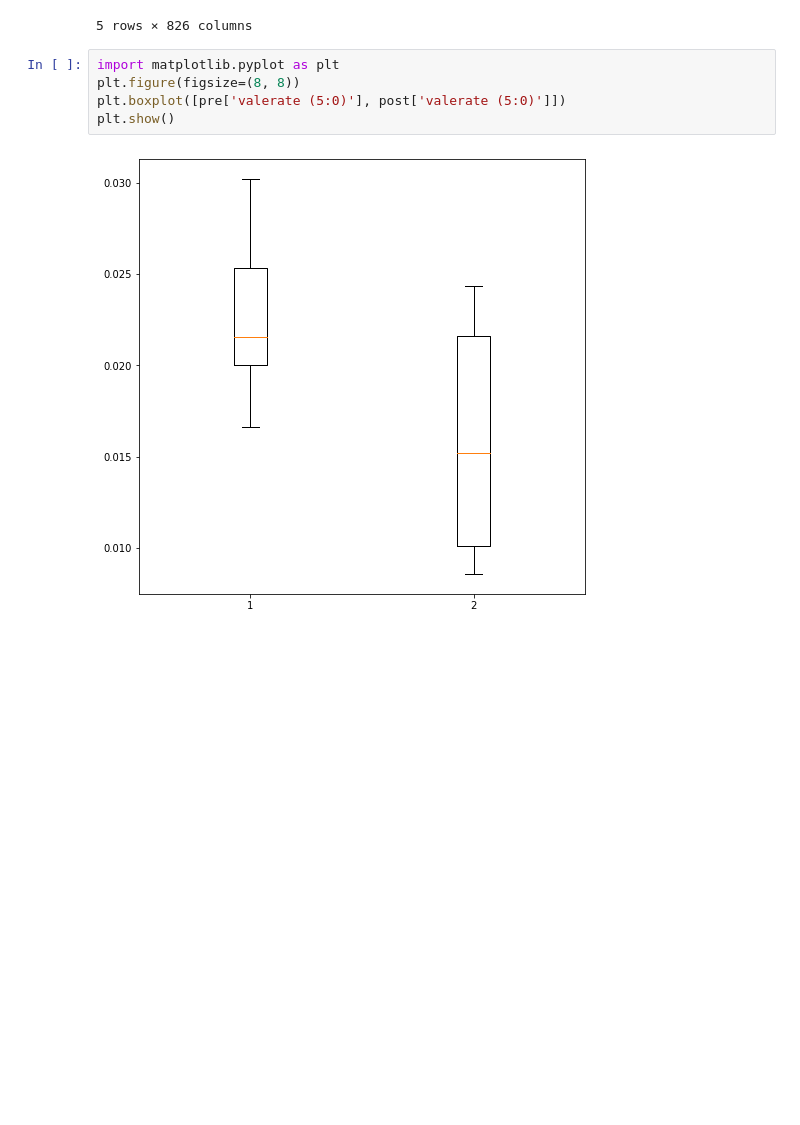
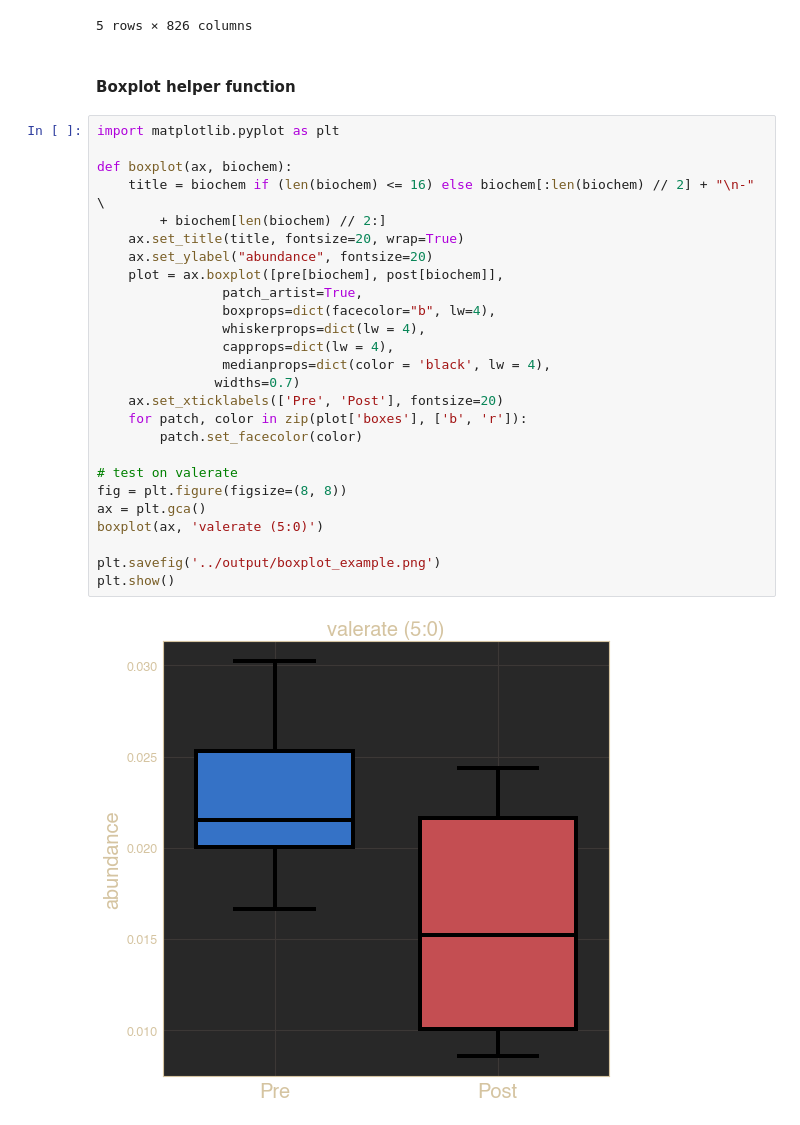
Before and after one commit to danielchang2002/FecalMetabolomics, a Jupyter notebook: notebooks/DataVisualization.ipynb, the cells around one changed output. Drawn from its saved outputs; the diff is of its cells as text; blank space fills up the shorter version.

```diff
--- a/notebooks/DataVisualization.ipynb
+++ b/notebooks/DataVisualization.ipynb
@@ -206,13 +206,36 @@ pre.head()
 | 6 | 0 | 0.178249 | 0.040164 | 0.015899 | ... |
 | 8 | 0 | 0.160207 | 0.038966 | 0.013056 | ... |
 5 rows × 826 columns
-# %%
-import matplotlib.pyplot as plt
-plt.figure(figsize=(8, 8))
-plt.boxplot([pre['valerate (5:0)'], post['valerate (5:0)']])
-plt.show()
-# %% [output]
-[figure, removed]
+# %% [markdown]
+#### Boxplot helper function
+# %%
+import matplotlib.pyplot as plt
+
+def boxplot(ax, biochem):
+    title = biochem if (len(biochem) <= 16) else biochem[:len(biochem) // 2] + "\n-" \
+        + biochem[len(biochem) // 2:]
+    ax.set_title(title, fontsize=20, wrap=True)
+    ax.set_ylabel("abundance", fontsize=20)
+    plot = ax.boxplot([pre[biochem], post[biochem]],
+                patch_artist=True,
+                boxprops=dict(facecolor="b", lw=4),
+                whiskerprops=dict(lw = 4),
+                capprops=dict(lw = 4),
+                medianprops=dict(color = 'black', lw = 4),
+               widths=0.7)
+    ax.set_xticklabels(['Pre', 'Post'], fontsize=20)
+    for patch, color in zip(plot['boxes'], ['b', 'r']):
+        patch.set_facecolor(color)
+
+# test on valerate
+fig = plt.figure(figsize=(8, 8))
+ax = plt.gca()
+boxplot(ax, 'valerate (5:0)')
+
+plt.savefig('../output/boxplot_example.png')
+plt.show()
+# %% [output]
+[figure, added]
 # %%
 from matplotlib.pyplot import figure
 
```
Also changed, not shown: parts of 2 cells of this notebook.
